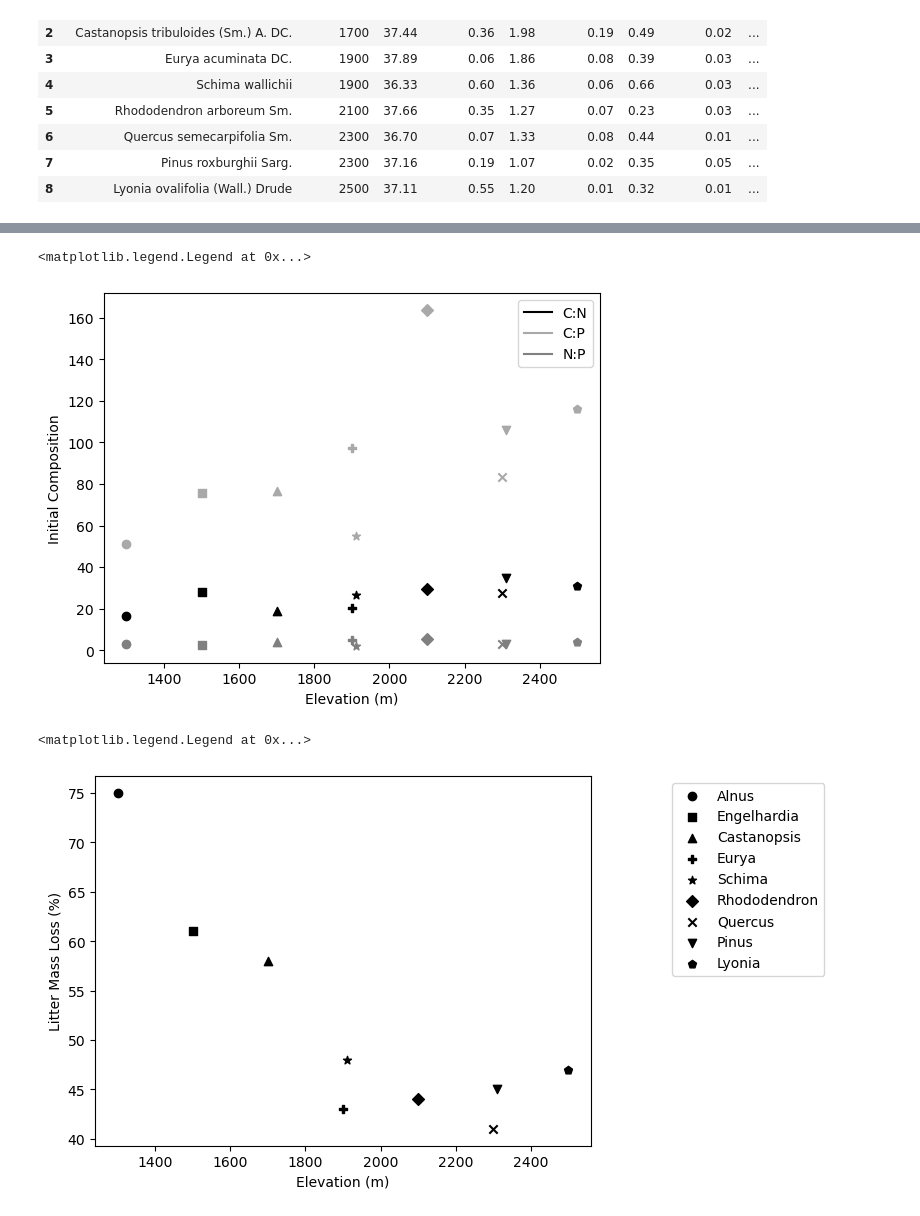
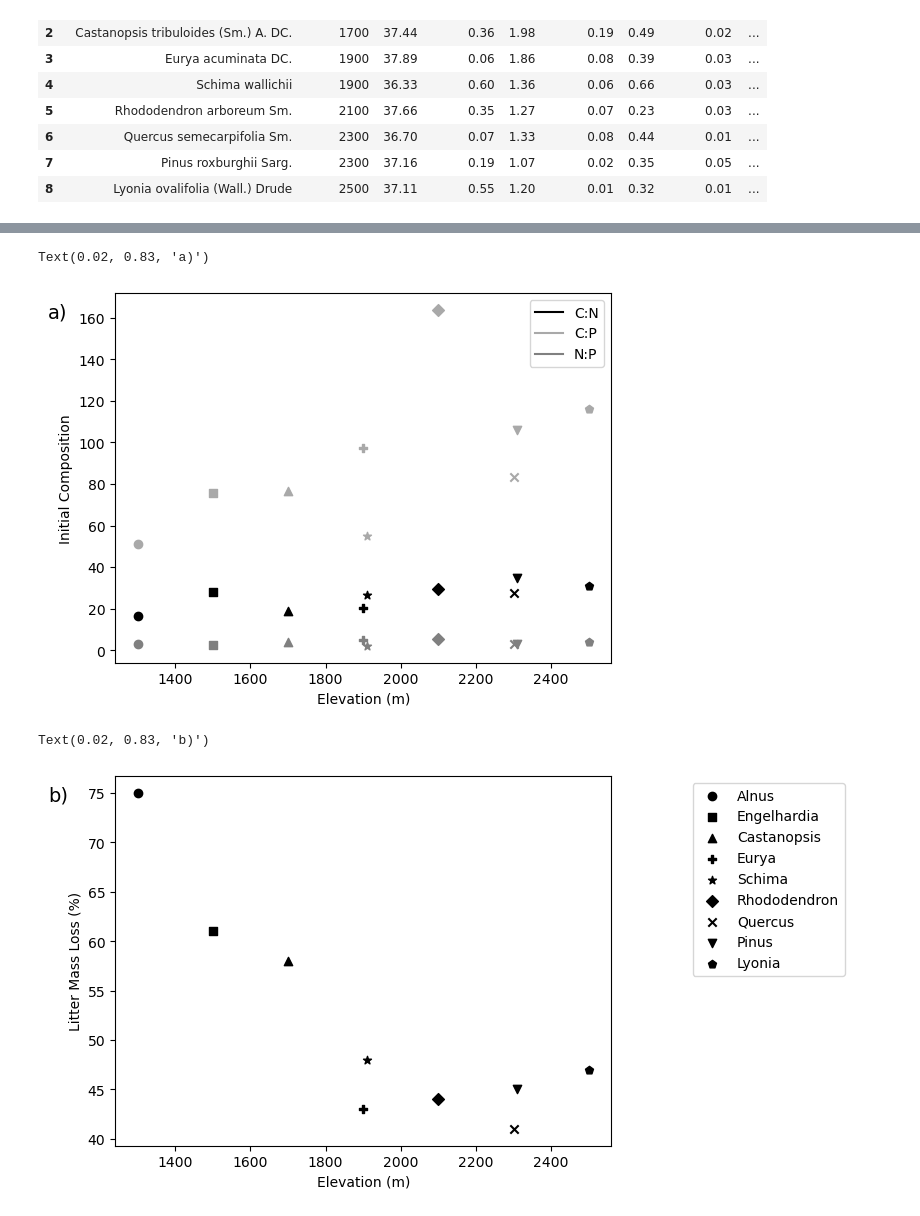
Before and after one commit to skip-skip/BiogeochemFin, a Jupyter notebook: Final.ipynb, the cells around one changed output, grey strips where cells are left out. Drawn from its saved outputs; the diff is of its cells as text; code cells hidden in the pictures.

```diff
--- a/Final.ipynb
+++ b/Final.ipynb
@@ -60,21 +60,3 @@ df
 | 6 | Quercus semecarpifolia Sm. | 2300 | 36.70 | 0.07 | 1.33 | 0.08 | 0.44 | 0.01 | ... |
 | 7 | Pinus roxburghii Sarg. | 2300 | 37.16 | 0.19 | 1.07 | 0.02 | 0.35 | 0.05 | ... |
 | 8 | Lyonia ovalifolia (Wall.) Drude | 2500 | 37.11 | 0.55 | 1.20 | 0.01 | 0.32 | 0.01 | ... |
-# %%
-markers = ('o','s','^','P','*','D','x','v','p')
-
-fig,ax = plt.subplots()
-ax2=ax.twinx()
-leg_el = []
-leg_name=[]
-
-for index, row in df.iterrows():
-
-    leg_el.append(ax.scatter([],[],color='black', marker=markers[index]))
-    leg_name.append(row['Tree species'].split()[0])
-
-#ax.scatter(df['elevation'], df['N'], color='gray', marker = 'o')
-#ax.scatter(df['elevation'], df['P'], color='lightgray', marker = 'o')
-#ax2.scatter(df['elevation'], df['C'], color='black', marker = 'o')
-
-ax.legend(leg_el, leg_name, loc='center')
@@ -84,43 +63,46 @@ ax.legend(leg_el, leg_name, loc='center')
 # %%
+# Used to delimit species
 markers = ('o','s','^','P','*','D','x','v','p')
 
+# Plot initial stoichiometry
 fig,ax = plt.subplots()
 leg_el = []
 leg_name=[]
 
+# Stoich ratios
 df['C:N'] = df['C']/df['N']
 df['C:P'] = df['C']/df['P']
 df['N:P'] = df['N']/df['P']
 
-elev_prev = -1
+elev_prev = -1 # used to stagger species at the same elev
+# Iterate by row so we can label each species
 for index, row in df.iterrows():
     if elev_prev == row['elevation']:
         row['elevation'] += 10
     el = ax.scatter(row['elevation'], row['C:N'], color='black', marker=markers[index])
     ax.scatter(row['elevation'], row['C:P'], color='darkgray', marker=markers[index])
     ax.scatter(row['elevation'], row['N:P'], color='gray', marker=markers[index])
     elev_prev = row['elevation']
 ax.set_xlabel('Elevation (m)')
 ax.set_ylabel('Initial Composition')
-#ax.scatter(df['elevation'], df['N'], color='gray', marker = 'o')
-#ax.scatter(df['elevation'], df['P'], color='lightgray', marker = 'o')
-#ax2.scatter(df['elevation'], df['C'], color='black', marker = 'o')
+
 leg_el.append(Line2D([0],[0],color='black'))
 leg_el.append(Line2D([0],[0],color='darkgray'))
 leg_el.append(Line2D([0],[0],color='gray'))
 leg_name.append('C:N')
 leg_name.append('C:P')
 leg_name.append('N:P')
 ax.legend(leg_el, leg_name)
+plt.gcf().text(0.02, 0.83, 'a)', fontsize=14)
 # %% [output]
-<matplotlib.legend.Legend at 0x...>
+Text(0.02, 0.83, 'a)')
-[figure, old version]
+[figure, new version]
 # %%
+#Litter mass loss plot
 
 fix,ax = plt.subplots()
 leg_el = []
 leg_name=[]
-
 
 elev_prev=-1
 for index, row in df.iterrows():
@@ -136,7 +118,8 @@ ax.set_xlabel('Elevation (m)')
 ax.set_ylabel('Litter Mass Loss (%)')
 
 ax.legend(leg_el, leg_name,bbox_to_anchor=(1.15, 1.0), loc='upper left')
+plt.gcf().text(0.02, 0.83, 'b)', fontsize=14)
 # %% [output]
-<matplotlib.legend.Legend at 0x...>
+Text(0.02, 0.83, 'b)')
-[figure, old version]
+[figure, new version]
 # %%
```
Also changed, not shown: parts of 5 cells of this notebook.
